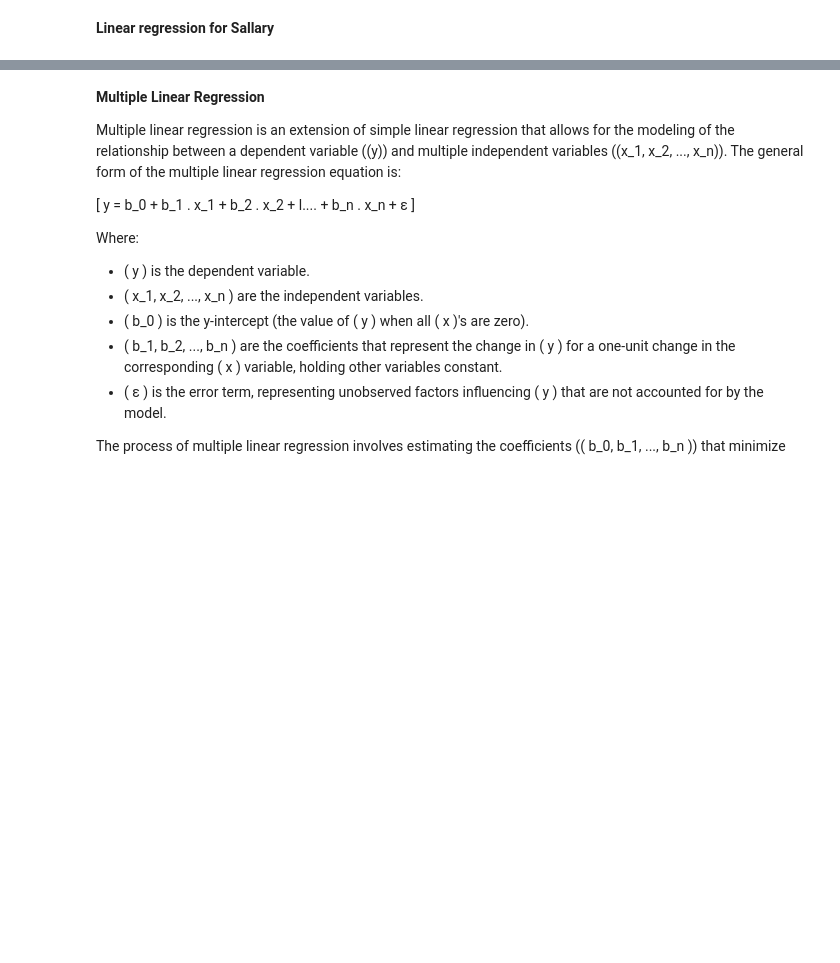
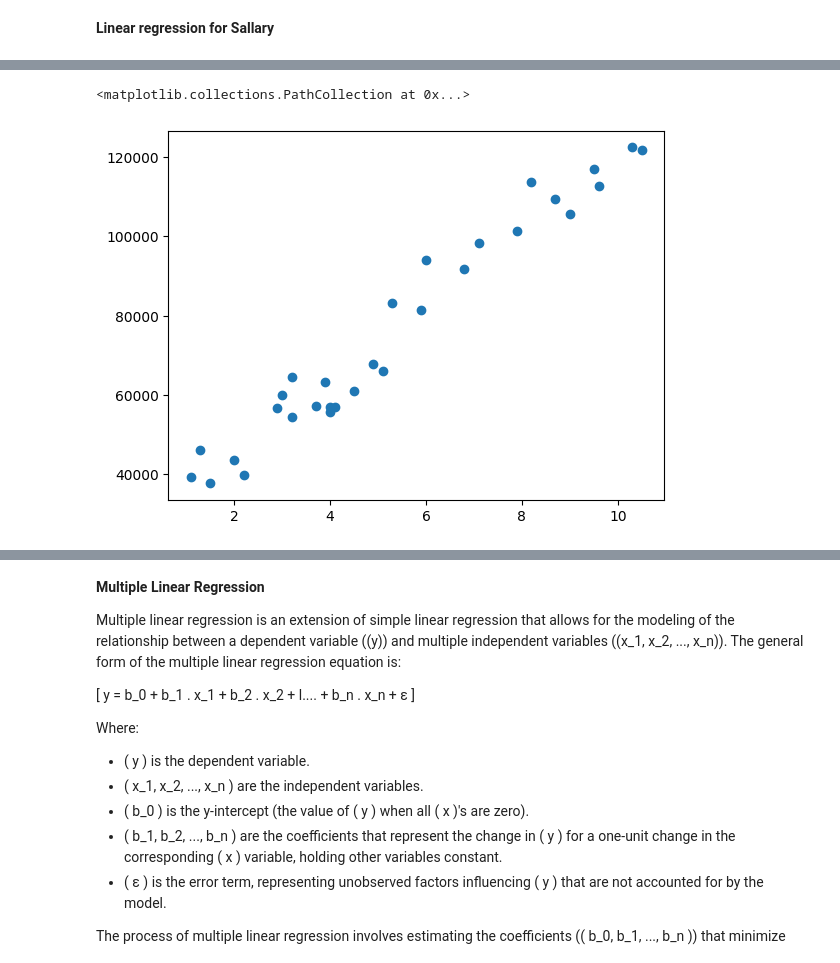
Before and after one commit to fishitmo/Takeobds, a Jupyter notebook: Takeo_P_01_09_24.ipynb, the cells around one changed output, grey strips where cells are left out. Cells and saved outputs as stored; diff of their text form; code cells hidden in the pictures; blank space fills up the shorter version.

```diff
--- a/Takeo_P_01_09_24.ipynb
+++ b/Takeo_P_01_09_24.ipynb
@@ -128,0 +175,5 @@ print(y)
+# %%
+plt.scatter(df_Salary.YearsExperience, df_Salary.Salary)
+# %% [output]
+<matplotlib.collections.PathCollection at 0x...>
+[figure, added]
```
Also changed, not shown: parts of 12 cells of this notebook.
